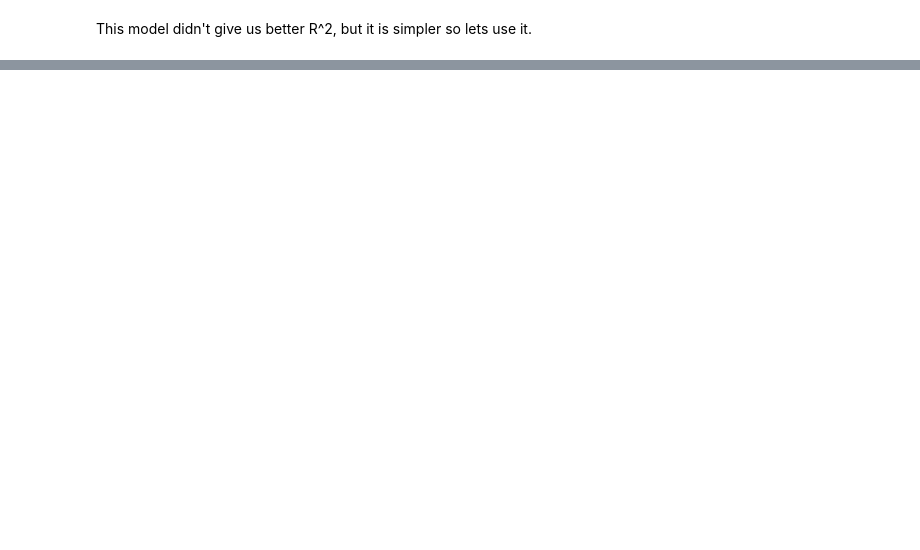
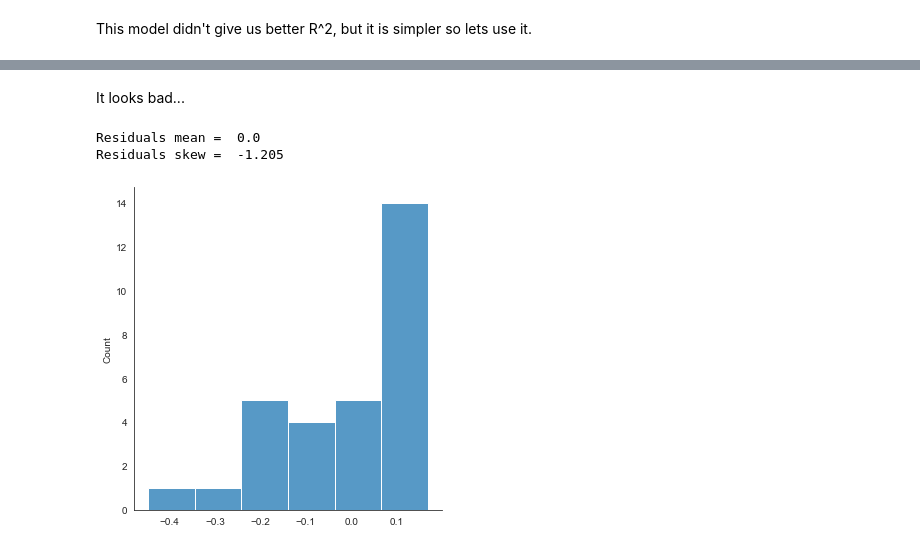
Before and after one commit to OstapVando/BALISTICS_analysis, a Jupyter notebook: main.ipynb, the cells around one changed output, grey strips where cells are left out. Drawn from its saved outputs; the diff is of its cells as text; code cells hidden in the pictures; blank space fills up the shorter version.

Commit message:
Residuals

```diff
--- a/main.ipynb
+++ b/main.ipynb
@@ -297,0 +300,8 @@ This model didn't give us better R^2, but it is simpler so lets use it.
+# %%
+X_incl_const = sm.add_constant(X)
+model = sm.OLS(y, X_incl_const)
+results = model.fit()
+
+#
+plt.scatter(x=results.fittedvalues, y=results.resid, c='navy', alpha=0.6)
+results
@@ -297,0 +311,16 @@ This model didn't give us better R^2, but it is simpler so lets use it.
+# %% [markdown]
+It looks bad...
+# %%
+
+#Residual distribution
+residual_mean = round(results.resid.mean(), 3)
+residual_skew = round(results.resid.skew(), 3)
+
+sns.displot(results.resid)
+print('Residuals mean = ', residual_mean)
+print('Residuals skew = ', residual_skew)
+plt.show()
+# %% [output]
+Residuals mean =  0.0
+Residuals skew =  -1.205
+[figure, added]
```
Also changed, not shown: parts of 13 cells of this notebook.
